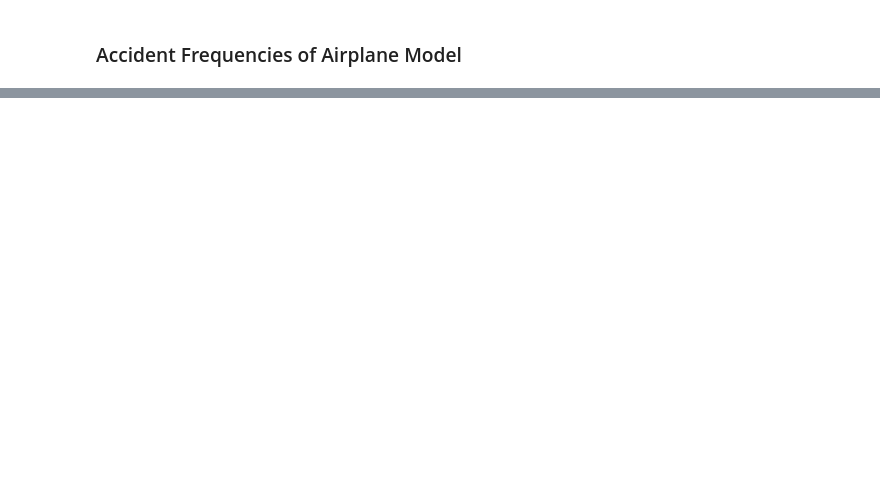
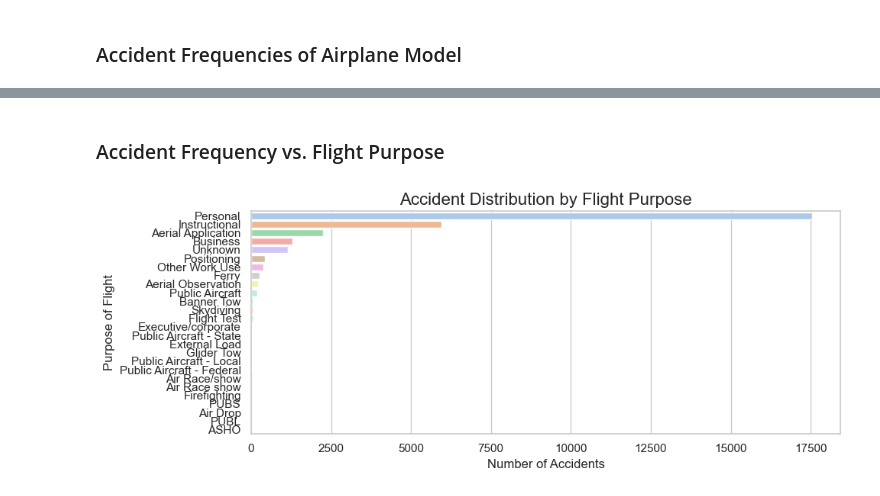
Before and after one commit to Vincent-lab-create/dsc-phase-1-project-v3, a Jupyter notebook: student.ipynb, the cells around one changed output, grey strips where cells are left out. Cells and saved outputs as stored; diff of their text form; code cells hidden in the pictures; blank space fills up the shorter version.

```diff
--- a/student.ipynb
+++ b/student.ipynb
@@ -347,0 +412,22 @@ plt.show()
+# %% [markdown]
+### Accident Frequency vs. Flight Purpose
+# %%
+# Filtering out 'UNKNOWN' or NaN values in Purpose.of.flight
+df_filtered = df[df['Purpose.of.flight'].notna()]
+
+# Grouping by Purpose of Flight and count accidents
+purpose_counts = df_filtered.groupby('Purpose.of.flight').size().reset_index(name='Count')
+
+# Sorting by most frequent flight purposes
+purpose_counts = purpose_counts.sort_values('Count', ascending=False)
+
+# Visualizing with a Horizontal Bar Chart
+plt.figure(figsize=(10, 4))
+sns.barplot(data=purpose_counts, x='Count', y='Purpose.of.flight', palette='pastel')
+plt.title('Accident Distribution by Flight Purpose', fontsize=16)
+plt.xlabel('Number of Accidents', fontsize=12)
+plt.ylabel('Purpose of Flight', fontsize=12)
+plt.tight_layout()
+plt.show()
+# %% [output]
+[figure, added]
```
Also changed, not shown: parts of 14 cells of this notebook.
